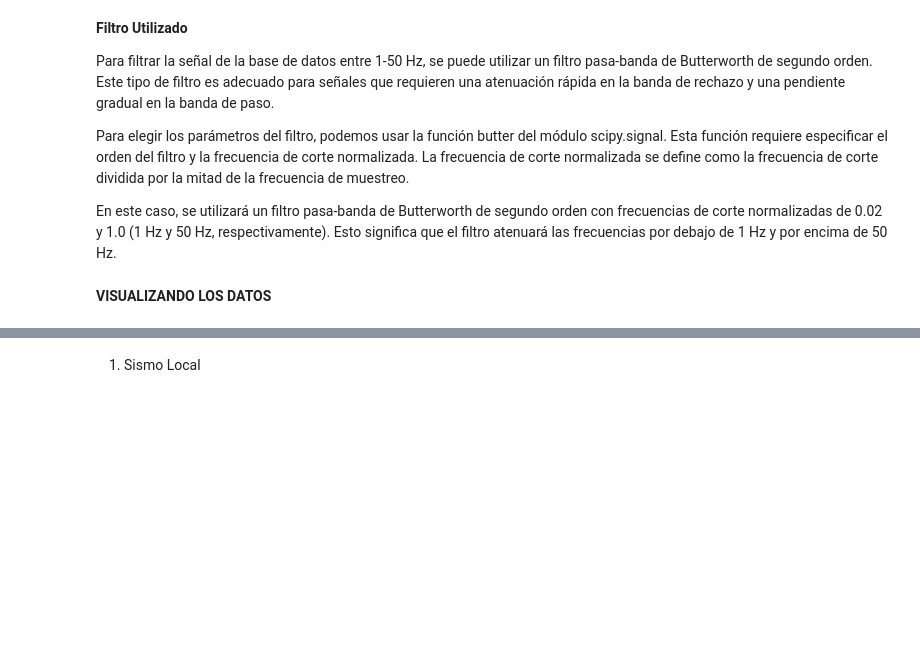
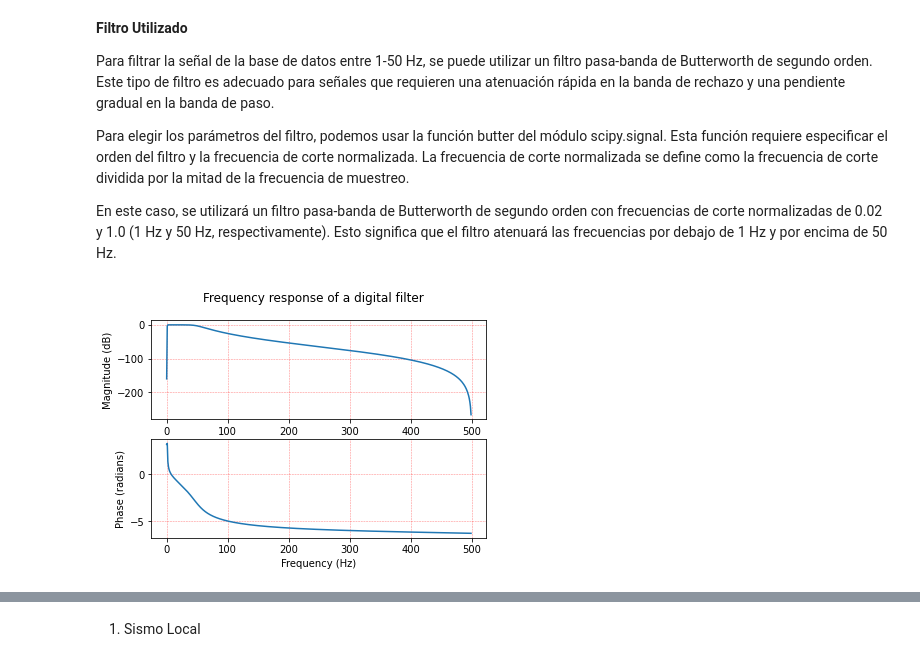
Before and after one commit to StivenVelasquez/Analisis-Multivariado-de-Seniales-Sismograficas, a Jupyter notebook: Mini_proyecto_1_Análisis_Multivariado_de_Señales_Sismográficas.ipynb, the cells around one changed output, grey strips where cells are left out. Cells and saved outputs as stored; diff of their text form; code cells hidden in the pictures; blank space fills up the shorter version.

Commit message:
Se filtran los datos y se hace la representación de espectros singulares

```diff
--- a/Mini_proyecto_1_Análisis_Multivariado_de_Señales_Sismográficas.ipynb
+++ b/Mini_proyecto_1_Análisis_Multivariado_de_Señales_Sismográficas.ipynb
@@ -84,2 +53,10 @@ def butter_bandpass_filter(Y, fs, lowcut, highcut, order=2):
-# %% [markdown]
-**VISUALIZANDO LOS DATOS**
+# %%
+#Construir función filtro pasabanda
+def Filtrado_pasabanda(x,fs,fc1,fc2,order):
+
+  b, a = signal.butter(order, [fc1/(fs/2),fc2/(fs/2)],'bandpass' )#Calcula los coeficientes del filtro Butterworth
+
+  # Aplica el filtro a la señal de entrada
+  x = signal.filtfilt(b, a, x)
+
+  return x,b,a
@@ -85,0 +75,43 @@ def butter_bandpass_filter(Y, fs, lowcut, highcut, order=2):
+# %%
+#Carga los datos de tres archivos .mat diferentes ("sisLoc.mat", "sisReg.mat" y "sisTele.mat")
+data_local = sc.loadmat('sisLoc.mat')
+data_regional = sc.loadmat('sisReg.mat')
+data_telesismo = sc.loadmat('sisTele.mat')
+
+#Se extraen las matrices de datos específicas de cada archivo .mat usando la sintaxis de indexación de matriz de Python
+Y_local = data_local['Y']
+Y_regional = data_regional['Y']
+Y_telesismo = data_telesismo['Y']
+# %%
+señales_almacenadas = [Y_local,Y_regional,Y_telesismo]
+aux = []
+
+#variables importantes para el procesamiento de la seña
+fs = 1000
+fc1 = 1
+fc2 = 50
+order = 4
+
+signal_filtered = []  # Creamos una lista vacía para almacenar cada una de las señales filtradas.
+
+for i in señales_almacenadas:
+  aux= [] # Creamos una lista vacía para ir almacenando el filtrado para cada señal empezando con las 21 señales de sismo local
+  for j in i:
+    x, b ,a = Filtrado_pasabanda(j,fs,fc1,fc2,order)
+    aux.append(x)  #se van almacenando en la variable auxiliar por cada tipo de sismo
+  signal_filtered.append(np.array(aux)) #Obtenos para todos los tipos de sismo las señales filtradas.
+
+w, h = signal.freqz(b, a)
+fig, ax = plt.subplots(2, 1)
+ax[0].plot(fs * w / (2 * np.pi), 20 * np.log10(abs(h)))
+ax[0].set_ylabel('Magnitude (dB)')
+ax[0].grid(color='red', linestyle='--', linewidth=0.5, alpha=0.5)
+ax[1].plot(fs * w / (2 * np.pi), np.unwrap(np.angle(h)))
+ax[1].set_ylabel('Phase (radians)')
+ax[1].set_xlabel('Frequency (Hz)')
+ax[1].grid(color='red', linestyle='--', linewidth=0.5, alpha=0.5)
+
+fig.suptitle('Frequency response of a digital filter')
+plt.show()
+# %% [output]
+[figure, added]
```
Also changed, not shown: parts of 56 cells of this notebook.
